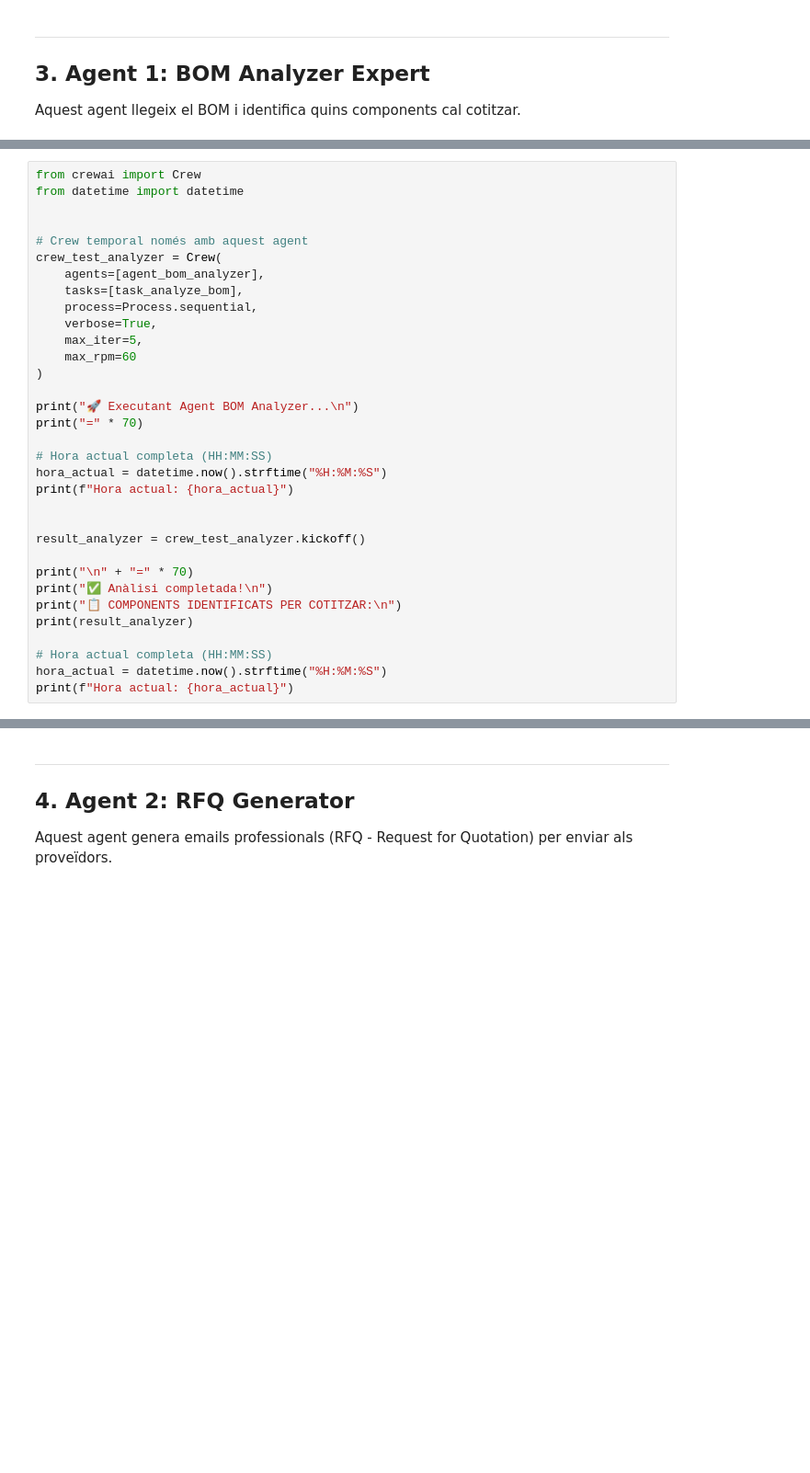
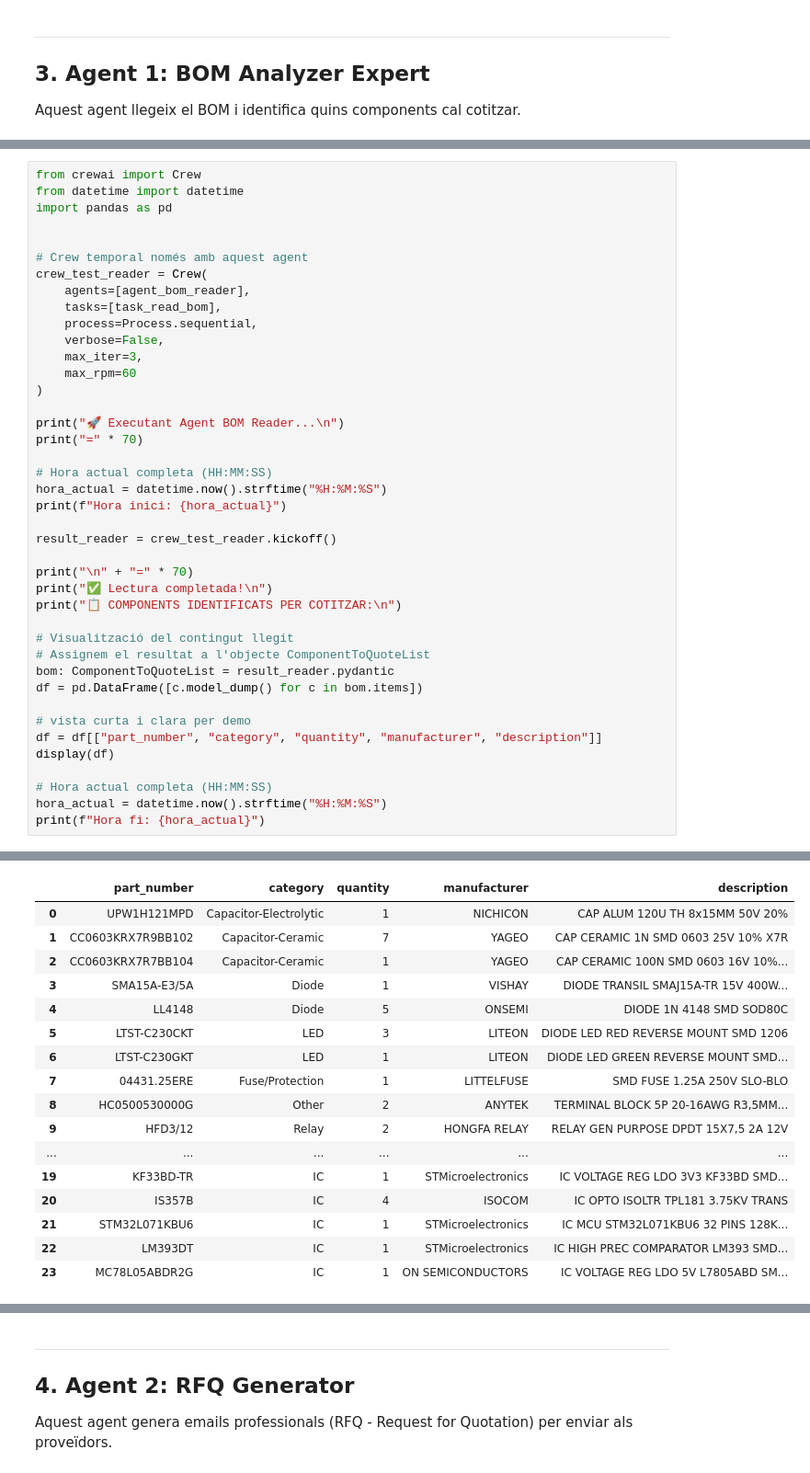
Before and after one commit to jberingues/FormacioAgents, a Jupyter notebook: notebooks/03_cas_practic_CrewAI.ipynb, the cells around one changed output, grey strips where cells are left out. Shown at 92% size. Cells and saved outputs as stored; diff of their text form; blank space fills up the shorter version.

```diff
--- a/notebooks/03_cas_practic_CrewAI.ipynb
+++ b/notebooks/03_cas_practic_CrewAI.ipynb
@@ -680,34 +611,42 @@ Executem aquest primer agent per veure què identifica:
 # %%
 from crewai import Crew
 from datetime import datetime
+import pandas as pd
 
 
 # Crew temporal només amb aquest agent
-crew_test_analyzer = Crew(
-    agents=[agent_bom_analyzer],
-    tasks=[task_analyze_bom],
+crew_test_reader = Crew(
+    agents=[agent_bom_reader],
+    tasks=[task_read_bom],
     process=Process.sequential,
-    verbose=True,
-    max_iter=5,
+    verbose=False,
+    max_iter=3,
     max_rpm=60
 )
 
-print("🚀 Executant Agent BOM Analyzer...\n")
+print("🚀 Executant Agent BOM Reader...\n")
 print("=" * 70)
 
 # Hora actual completa (HH:MM:SS)
 hora_actual = datetime.now().strftime("%H:%M:%S")
-print(f"Hora actual: {hora_actual}")
+print(f"Hora inici: {hora_actual}")
 
-
-result_analyzer = crew_test_analyzer.kickoff()
+result_reader = crew_test_reader.kickoff()
 
 print("\n" + "=" * 70)
-print("✅ Anàlisi completada!\n")
+print("✅ Lectura completada!\n")
 print("📋 COMPONENTS IDENTIFICATS PER COTITZAR:\n")
-print(result_analyzer)
+
+# Visualització del contingut llegit
+# Assignem el resultat a l'objecte ComponentToQuoteList
+bom: ComponentToQuoteList = result_reader.pydantic
+df = pd.DataFrame([c.model_dump() for c in bom.items])
+
+# vista curta i clara per demo
+df = df[["part_number", "category", "quantity", "manufacturer", "description"]]
+display(df)
 
 # Hora actual completa (HH:MM:SS)
 hora_actual = datetime.now().strftime("%H:%M:%S")
-print(f"Hora actual: {hora_actual}")
+print(f"Hora fi: {hora_actual}")
 # %% [output]
@@ -717,0 +663,17 @@ Hora actual: 23:02:30
+|  | part_number | category | quantity | manufacturer | description |
+| 0 | UPW1H121MPD | Capacitor-Electrolytic | 1 | NICHICON | CAP ALUM 120U TH 8x15MM 50V 20% |
+| 1 | CC0603KRX7R9BB102 | Capacitor-Ceramic | 7 | YAGEO | CAP CERAMIC 1N SMD 0603 25V 10% X7R |
+| 2 | CC0603KRX7R7BB104 | Capacitor-Ceramic | 1 | YAGEO | CAP CERAMIC 100N SMD 0603 16V 10%... |
+| 3 | SMA15A-E3/5A | Diode | 1 | VISHAY | DIODE TRANSIL SMAJ15A-TR 15V 400W... |
+| 4 | LL4148 | Diode | 5 | ONSEMI | DIODE 1N 4148 SMD SOD80C |
+| 5 | LTST-C230CKT | LED | 3 | LITEON | DIODE LED RED REVERSE MOUNT SMD 1206 |
+| 6 | LTST-C230GKT | LED | 1 | LITEON | DIODE LED GREEN REVERSE MOUNT SMD... |
+| 7 | 04431.25ERE | Fuse/Protection | 1 | LITTELFUSE | SMD FUSE 1.25A 250V SLO-BLO |
+| 8 | HC0500530000G | Other | 2 | ANYTEK | TERMINAL BLOCK 5P 20-16AWG R3,5MM... |
+| 9 | HFD3/12 | Relay | 2 | HONGFA RELAY | RELAY GEN PURPOSE DPDT 15X7,5 2A 12V |
+| ... | ... | ... | ... | ... | ... |
+| 19 | KF33BD-TR | IC | 1 | STMicroelectronics | IC VOLTAGE REG LDO 3V3 KF33BD SMD... |
+| 20 | IS357B | IC | 4 | ISOCOM | IC OPTO ISOLTR TPL181 3.75KV TRANS |
+| 21 | STM32L071KBU6 | IC | 1 | STMicroelectronics | IC MCU STM32L071KBU6 32 PINS 128K... |
+| 22 | LM393DT | IC | 1 | STMicroelectronics | IC HIGH PREC COMPARATOR LM393 SMD... |
+| 23 | MC78L05ABDR2G | IC | 1 | ON SEMICONDUCTORS | IC VOLTAGE REG LDO 5V L7805ABD SM... |
```
Also changed, not shown: parts of 96 cells of this notebook.
